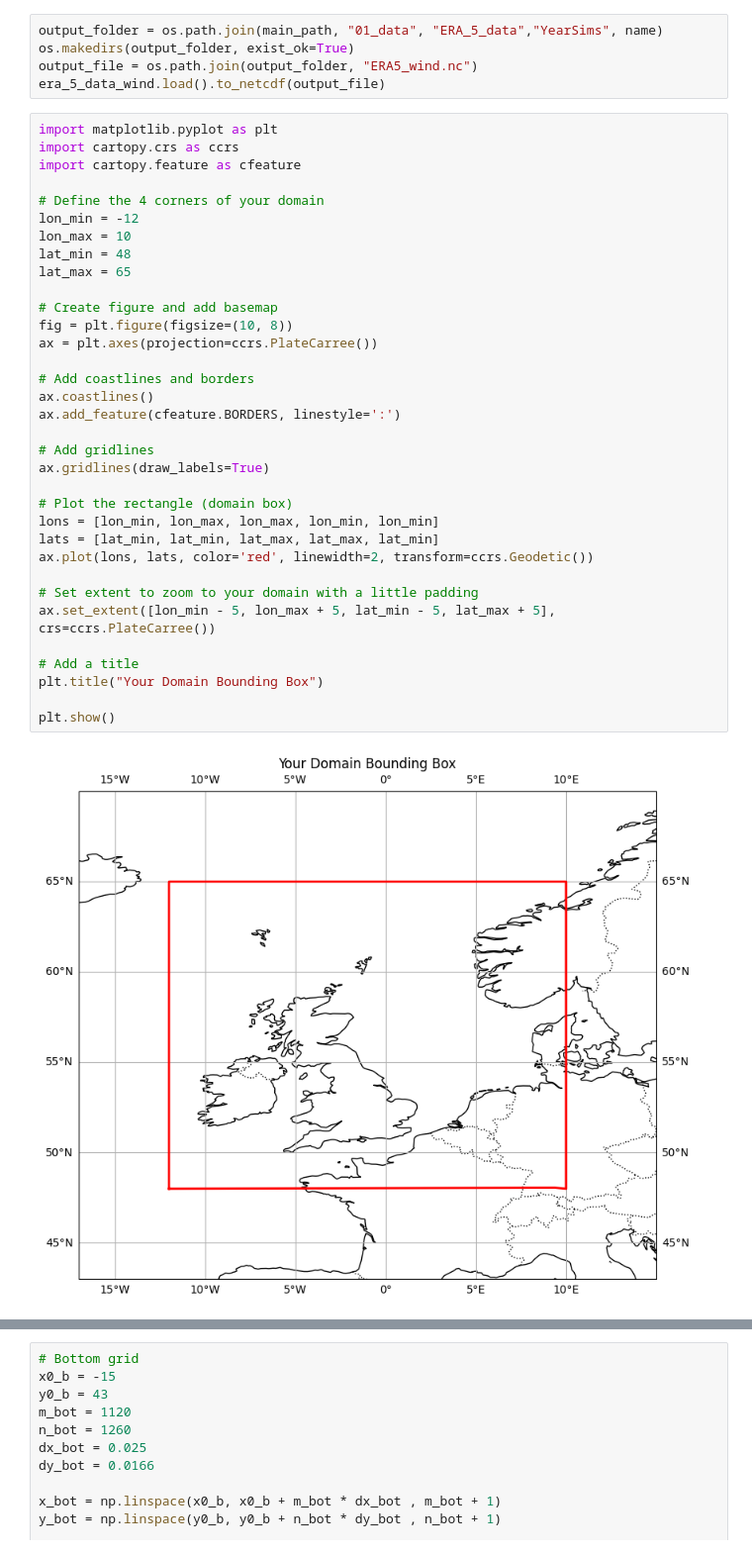
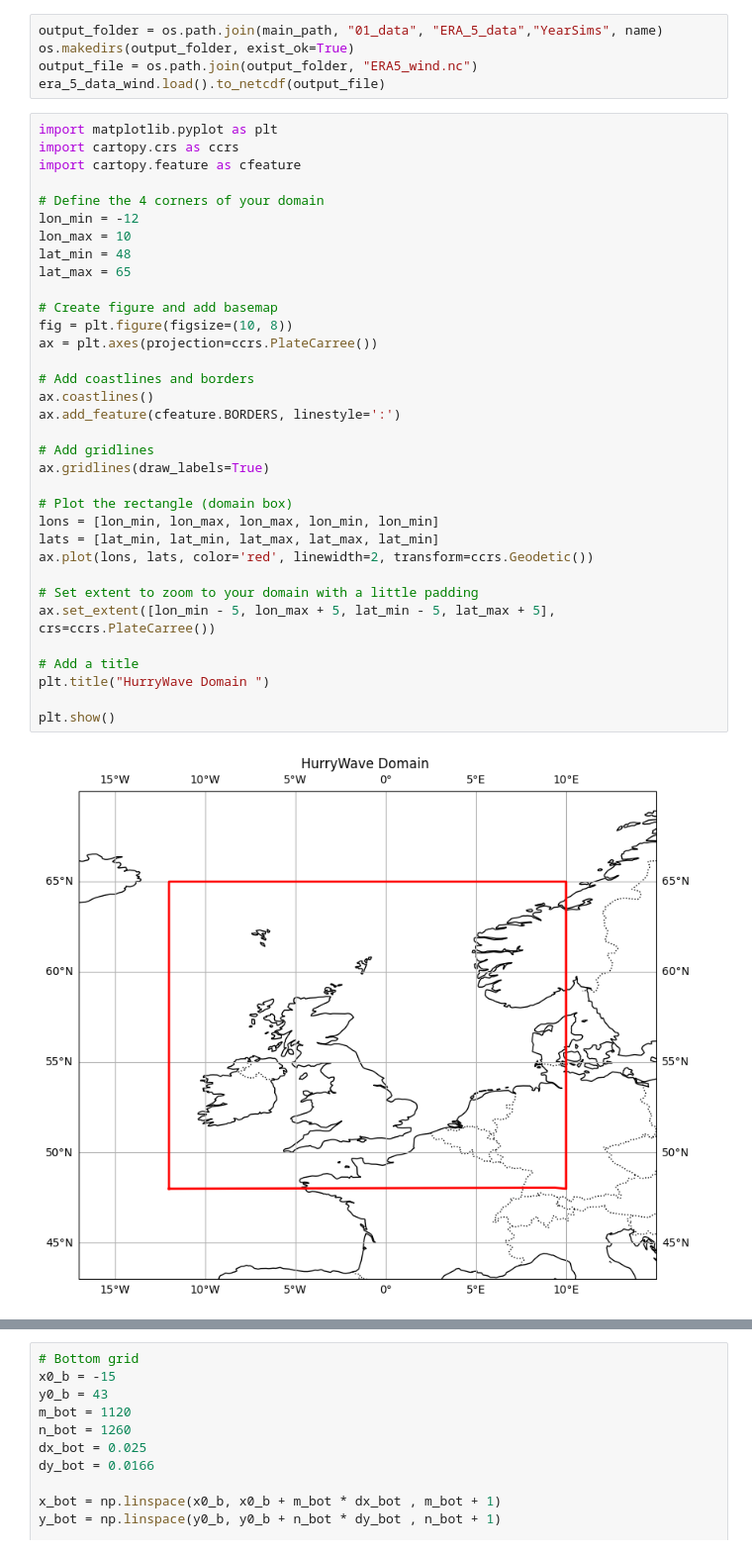
Before and after one commit to Deltares-research/cht_hurrywave, a Jupyter notebook: examples/DanielTest/02_scripts/DANIEL_model_builder_yearsim.ipynb, the cells around one changed output, grey strips where cells are left out. Shown at 99% size. Drawn from its saved outputs; the diff is of its cells as text.

```diff
--- a/examples/DanielTest/02_scripts/DANIEL_model_builder_yearsim.ipynb
+++ b/examples/DanielTest/02_scripts/DANIEL_model_builder_yearsim.ipynb
@@ -274,35 +268,35 @@ import cartopy.feature as cfeature
 
 # Define the 4 corners of your domain
 lon_min = -12
 lon_max = 10
 lat_min = 48
 lat_max = 65
 
 # Create figure and add basemap
 fig = plt.figure(figsize=(10, 8))
 ax = plt.axes(projection=ccrs.PlateCarree())
 
 # Add coastlines and borders
 ax.coastlines()
 ax.add_feature(cfeature.BORDERS, linestyle=':')
 
 # Add gridlines
 ax.gridlines(draw_labels=True)
 
 # Plot the rectangle (domain box)
 lons = [lon_min, lon_max, lon_max, lon_min, lon_min]
 lats = [lat_min, lat_min, lat_max, lat_max, lat_min]
 ax.plot(lons, lats, color='red', linewidth=2, transform=ccrs.Geodetic())
 
 # Set extent to zoom to your domain with a little padding
 ax.set_extent([lon_min - 5, lon_max + 5, lat_min - 5, lat_max + 5], crs=ccrs.PlateCarree())
 
 # Add a title
-plt.title("Your Domain Bounding Box")
+plt.title("HurryWave Domain ")
 
 plt.show()
 # %% [output]
-[figure, old version]
+[figure, new version]
 # %%
 # Observation points
 
```
Also changed, not shown: parts of 4 cells of this notebook, 37 other files.
